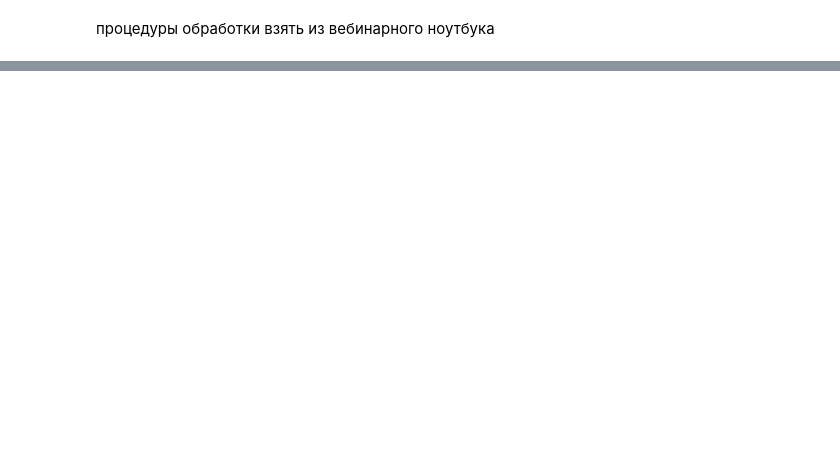
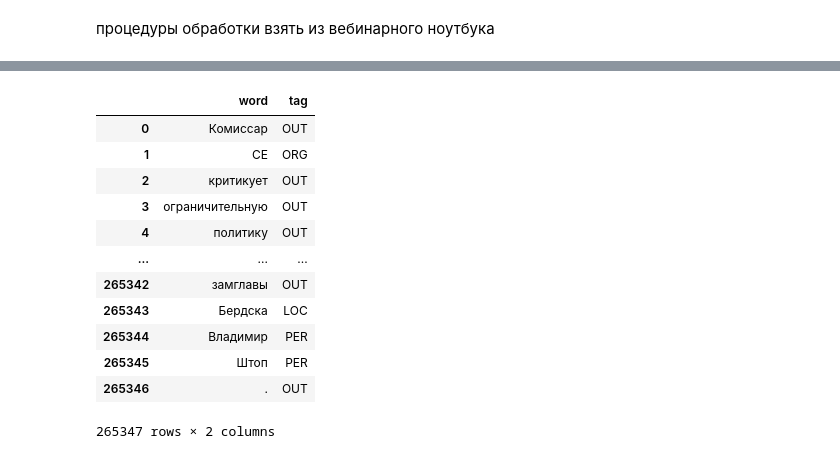
Before and after one commit to Vitalylqw/nlp, a Jupyter notebook: hw_5/HW_5.ipynb, the cells around one changed output, grey strips where cells are left out. Drawn from its saved outputs; the diff is of its cells as text; code cells hidden in the pictures; blank space fills up the shorter version.

```diff
--- a/hw_5/HW_5.ipynb
+++ b/hw_5/HW_5.ipynb
@@ -160,0 +262,5 @@ Ne5Markup(
+# %%
+patch_coll_5 = r'D:\train\pos\collection5/'
+# %%
+records = load_ne5(patch_coll_5)
+next(records)
@@ -220,0 +287,14 @@ INFO:tensorflow:Restoring parameters from /root/.deeppavlov/models/ner_ent_and_t
+# %%
+words_docs = []
+docs_words=[]
+for ix, rec in enumerate(records):
+    words = []
+    for token in tokenize(rec.text):
+        type_ent = 'OUT'
+        for ent in rec.spans:
+            if (token.start >= ent.start) and (token.stop <= ent.stop):
+                type_ent = ent.type
+                break
+        words.append([token.text, type_ent])
+    docs_words.append([rec.text,words])
+    words_docs.extend(words)
@@ -220,0 +304,16 @@ INFO:tensorflow:Restoring parameters from /root/.deeppavlov/models/ner_ent_and_t
+# %%
+df_words
+# %% [output]
+|  | word | tag |
+| 0 | Комиссар | OUT |
+| 1 | СЕ | ORG |
+| 2 | критикует | OUT |
+| 3 | ограничительную | OUT |
+| 4 | политику | OUT |
+| ... | ... | ... |
+| 265342 | замглавы | OUT |
+| 265343 | Бердска | LOC |
+| 265344 | Владимир | PER |
+| 265345 | Штоп | PER |
+| 265346 | . | OUT |
+265347 rows × 2 columns
```
Also changed, not shown: parts of 63 cells of this notebook.
